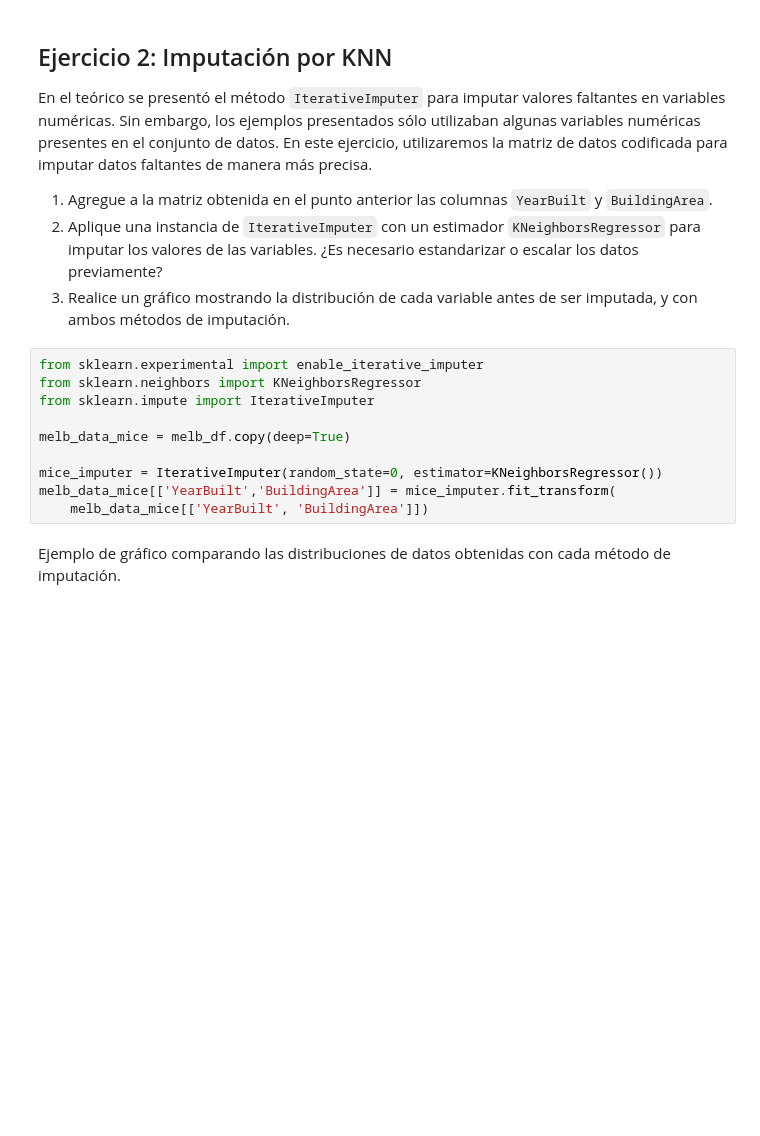
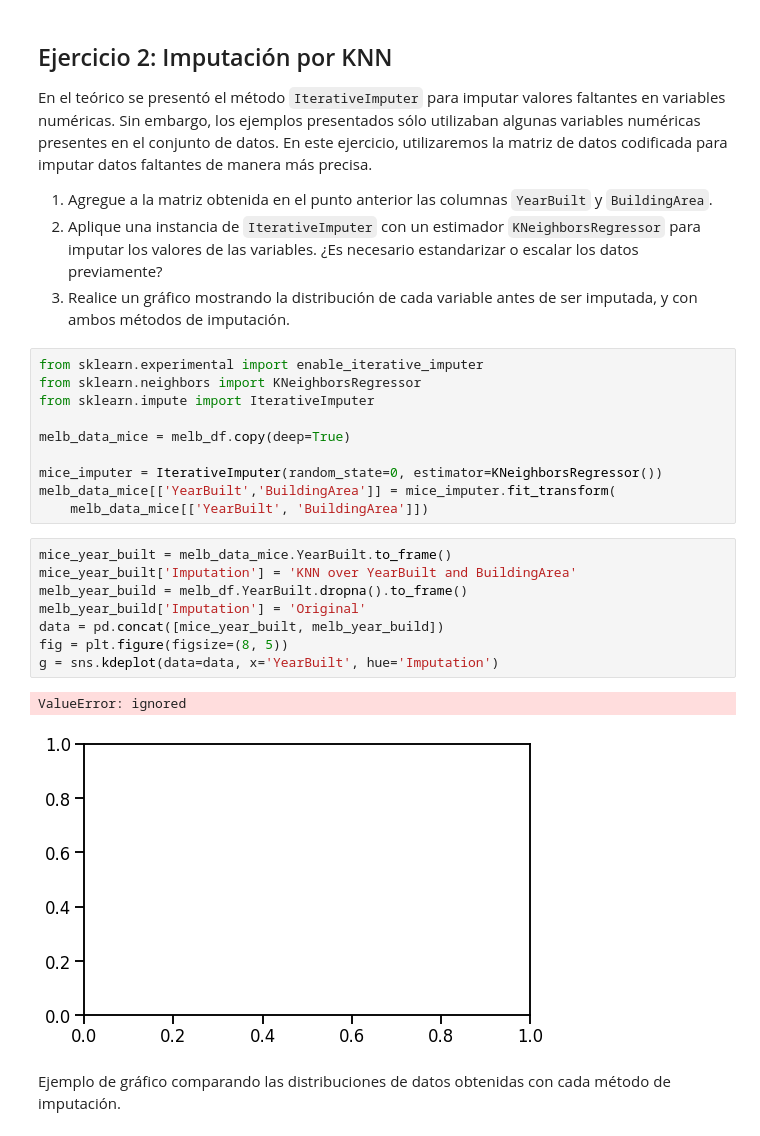
Before and after one commit to Grupo242022/EyCD, a Jupyter notebook: Entregable_Parte_2_2022_v1.ipynb, the cells around one changed output. Drawn from its saved outputs; the diff is of its cells as text; blank space fills up the shorter version.

```diff
--- a/Entregable_Parte_2_2022_v1.ipynb
+++ b/Entregable_Parte_2_2022_v1.ipynb
@@ -84,6 +167,17 @@ melb_data_mice = melb_df.copy(deep=True)
 mice_imputer = IterativeImputer(random_state=0, estimator=KNeighborsRegressor())
 melb_data_mice[['YearBuilt','BuildingArea']] = mice_imputer.fit_transform(
     melb_data_mice[['YearBuilt', 'BuildingArea']])
+# %%
+mice_year_built = melb_data_mice.YearBuilt.to_frame()
+mice_year_built['Imputation'] = 'KNN over YearBuilt and BuildingArea'
+melb_year_build = melb_df.YearBuilt.dropna().to_frame()
+melb_year_build['Imputation'] = 'Original'
+data = pd.concat([mice_year_built, melb_year_build])
+fig = plt.figure(figsize=(8, 5))
+g = sns.kdeplot(data=data, x='YearBuilt', hue='Imputation')
+# %% [output]
+ValueError: ignored
+[figure, added]
 # %% [markdown]
 Ejemplo de gráfico comparando las distribuciones de datos obtenidas con cada método de imputación.
 # %%
```
Also changed, not shown: parts of 15 cells of this notebook.
